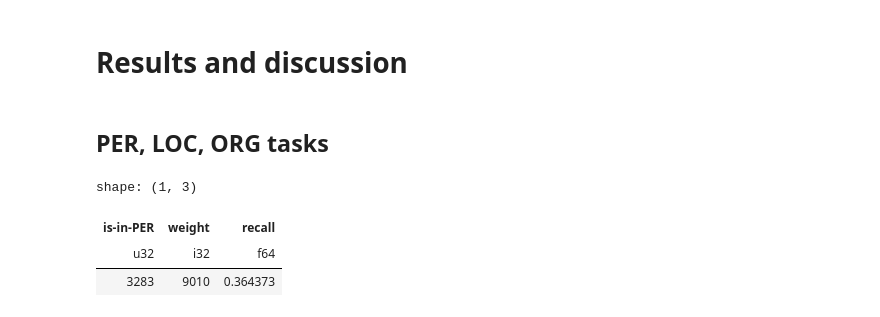
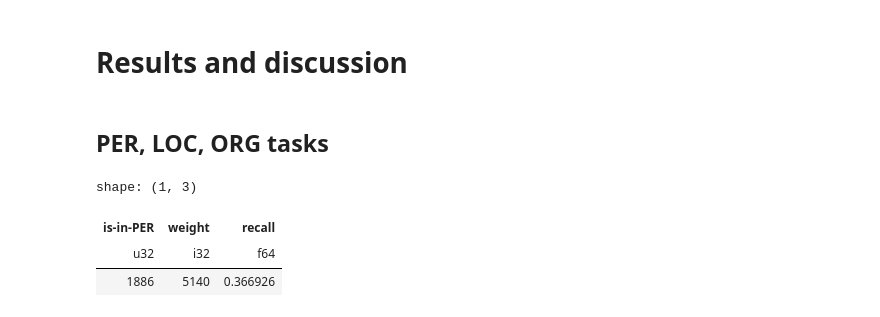
Before and after one commit to slithiaote/2026_NLP_project, a Jupyter notebook: Analysis.ipynb, the cells around one changed output. Saved outputs shown, nothing was run; the diff lists cells and outputs as text; code cells hidden in the pictures.

```diff
--- a/Analysis.ipynb
+++ b/Analysis.ipynb
@@ -9,0 +77,19 @@ from tqdm import tqdm
+# %%
+# On introduit un index de position
+index_position = {
+    'Extrême droite' : 1.,    'Droite' : 0.8,
+    'Centre droit' : 0.6,    'Centre gauche' : 0.4,
+    'Gauche' : 0.2, 'Extrême gauche':0., 'Centre':0.5, 'Verts':0.4, '':None
+}
+# %%
+df = pl.read_parquet("df_gliner_full.parquet").with_columns(
+    pl.col("titulaire-soutien")
+        .str.split(";")
+        .map_elements(lambda l: l.replace_strict(corrections,default="").unique(), pl.List(pl.String))
+        .alias("titulaire-soutien-list")
+).with_columns(
+    pl.col("titulaire-soutien-list")
+        .map_elements(lambda l: l.replace_strict(index_position,default=float("nan")).mean(), pl.Float64)
+        .alias("titulaire-soutien-position")
+).filter(pl.col("titulaire-soutien-position").is_not_null())
+df.select(pl.col("titulaire-soutien-list"),pl.col("titulaire-soutien-position"))
@@ -10,4 +214,4 @@ from tqdm import tqdm
 # %%
-df = pl.read_parquet("df_gliner_full.parquet").unnest("res").explode("titulaire-nom-positions")
+df = df.unnest("res").explode("titulaire-nom-positions")
 df.select(pl.selectors.by_name("titulaire-nom","titulaire-nom-positions","person","entities","political ideology"))
 # %% [output]
@@ -105,13 +286,15 @@ shape: (9_010, 5)
 # Results and discussion
 # %% [markdown]
 ## PER, LOC, ORG tasks
+# %%
+def recall_table_for_column(df,col_name:str):
+    return (df.with_columns(weight=1).select(pl.sum(col_name,"weight"))
+        .with_columns(recall = pl.col(col_name)/pl.col("weight"))
+        .select(pl.selectors.by_name(col_name,"weight","recall")))
 # %%
-df.with_columns(weight=1).select(pl.sum("is-in-PER","weight")
-).with_columns(
-    recall = pl.col("is-in-PER")/pl.col("weight")
-).select(pl.selectors.by_name("is-in-PER","weight","recall"))
+recall_table_for_column(df,"is-in-PER")
 # %% [output]
 shape: (1, 3)
 | is-in-PER | weight | recall |
 | u32 | i32 | f64 |
-| 3283 | 9010 | 0.364373 |
+| 1886 | 5140 | 0.366926 |
```
Also changed, not shown: parts of 27 cells of this notebook, 2 other files.
